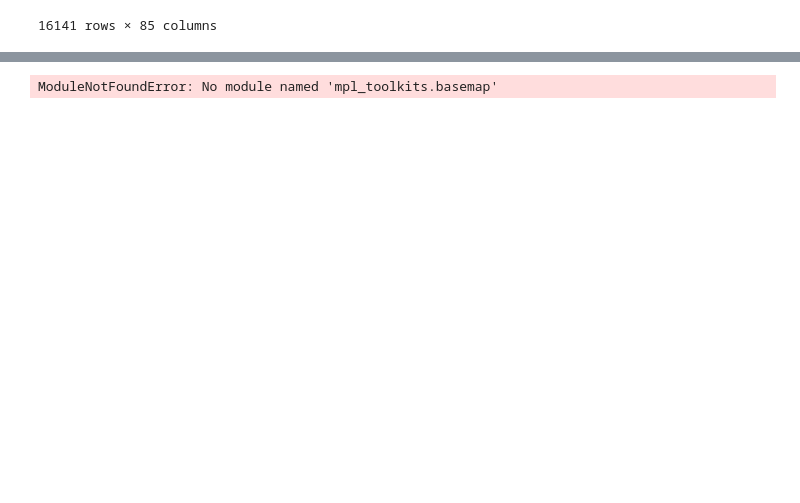
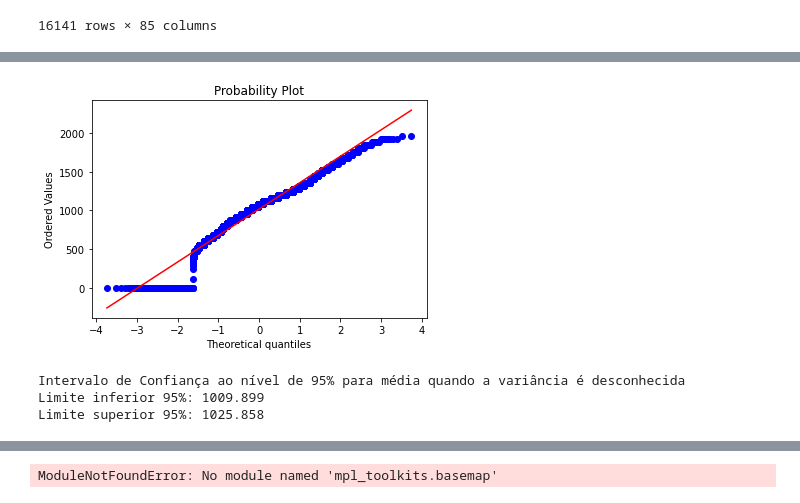
Before and after one commit to paulordie/aquis-preproc-explo-dados, a Jupyter notebook: projeto-enem-pcorrea.ipynb, the cells around one changed output, grey strips where cells are left out. Saved outputs shown, nothing was run; the diff lists cells and outputs as text; code cells hidden in the pictures; blank space fills up the shorter version.

Commit message:
added interval conf and hipotese

```diff
--- a/projeto-enem-pcorrea.ipynb
+++ b/projeto-enem-pcorrea.ipynb
@@ -285,0 +253,10 @@ df_provas_manaus
+# %%
+checkNormalDistribution(df_manaus_A_B_C["NOTA TOTAL"])
+# %% [output]
+[figure, added]
+# %%
+intervConfianca(arr_A_B_C)
+# %% [output]
+Intervalo de Confiança ao nível de 95% para média quando a variância é desconhecida
+Limite inferior 95%: 1009.899
+Limite superior 95%: 1025.858
```
Also changed, not shown: parts of 23 cells of this notebook.
